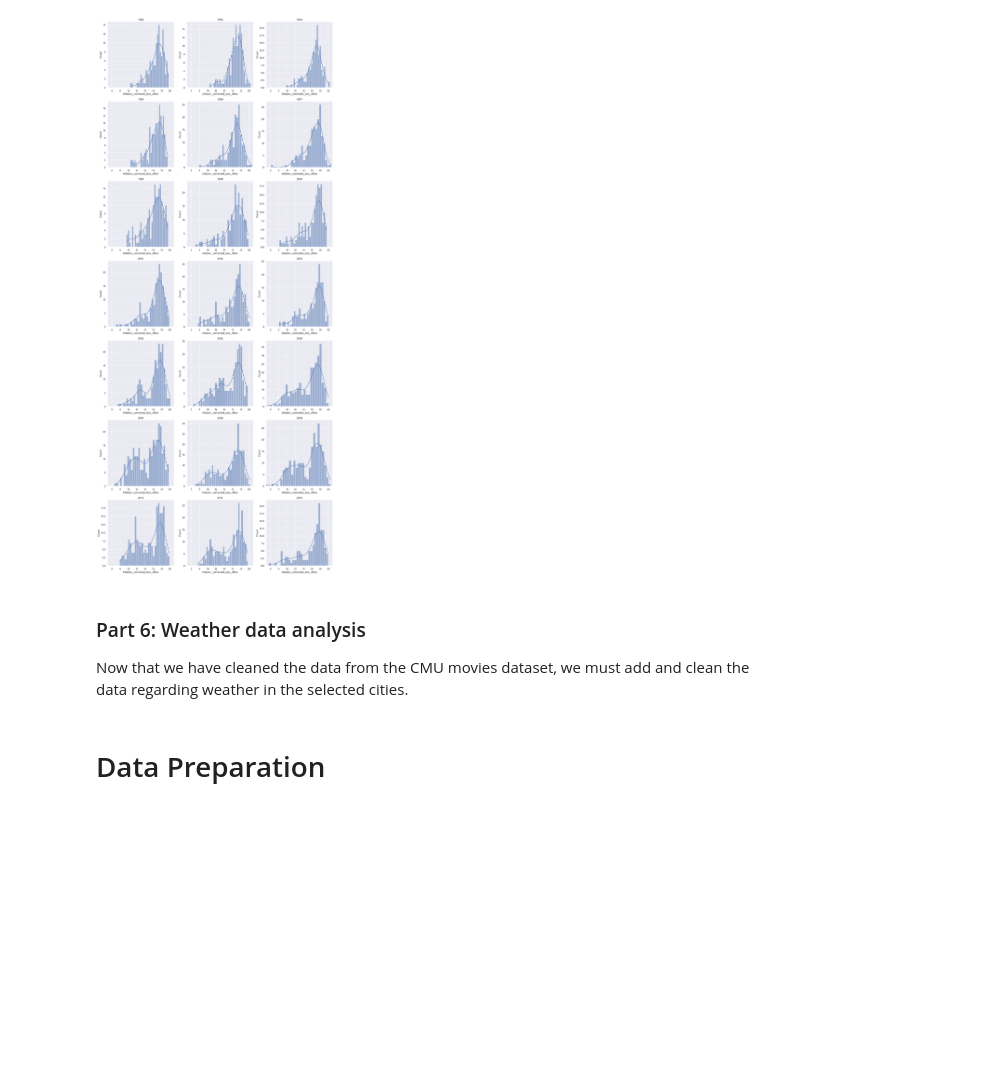
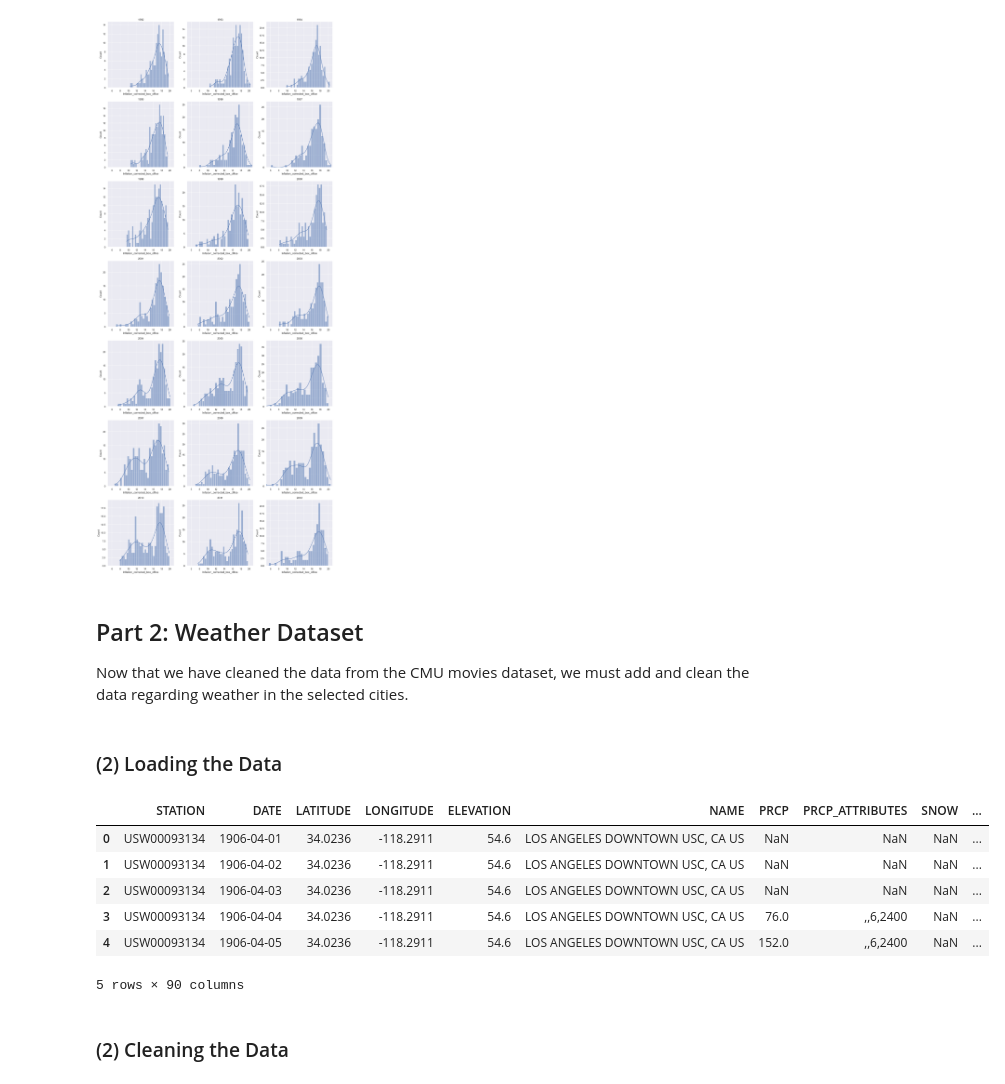
Before and after one commit to epfl-ada/ada-2023-project-abracadata, a Jupyter notebook: Milestone2.ipynb, the cells around one changed output. Cells and saved outputs as stored; diff of their text form; code cells hidden in the pictures; blank space fills up the shorter version.

```diff
--- a/Milestone2.ipynb
+++ b/Milestone2.ipynb
@@ -480,28 +482,38 @@ plt.show()
 # %% [output]
 [figure]
 # %% [markdown]
-### Part 6: Weather data analysis
+## Part 2: Weather Dataset
 Now that we have cleaned the data from the CMU movies dataset, we must add and clean the data regarding weather in the selected cities.
+# %% [markdown]
+### (2) Loading the Data
 # %%
 path = './data/Weather'
 
-chicago = pd.read_csv(path + '/Chicago.csv')
-new_york = pd.read_csv(path + '/NewYork.csv')
-washington = pd.read_csv(path + '/WashingtonDC.csv')
-dallas = pd.read_csv(path + '/Dallas.csv')
-la = pd.read_csv(path + '/LosAngeles.csv')
-miami = pd.read_csv(path + '/Miami.csv')
-seattle = pd.read_csv(path + '/Seattle.csv')
-atlanta = pd.read_csv(path + '/Atlanta.csv')
+chicago = pd.read_csv(path + '/Chicago.csv', low_memory = False)
+new_york = pd.read_csv(path + '/NewYork.csv', low_memory = False)
+washington = pd.read_csv(path + '/WashingtonDC.csv', low_memory = False)
+dallas = pd.read_csv(path + '/Dallas.csv', low_memory = False)
+la = pd.read_csv(path + '/LosAngeles.csv', low_memory=False)
+miami = pd.read_csv(path + '/Miami.csv', low_memory = False)
+seattle = pd.read_csv(path + '/Seattle.csv', low_memory = False)
+atlanta = pd.read_csv(path + '/Atlanta.csv', low_memory = False)
 
 #make a copy of the original data and call them city_copy
 
 chicago_copy = chicago.copy()
 new_york_copy = new_york.copy()
 washington_copy = washington.copy()
 dallas_copy = dallas.copy()
 la_copy = la.copy()
 miami_copy = miami.copy()
 seattle_copy = seattle.copy()
 
 la_copy.head()
+# %% [output]
+|  | STATION | DATE | LATITUDE | LONGITUDE | ELEVATION | NAME | PRCP | PRCP_ATTRIBUTES | SNOW | ... |
+| 0 | USW00093134 | 1906-04-01 | 34.0236 | -118.2911 | 54.6 | LOS ANGELES DOWNTOWN USC, CA US | NaN | NaN | NaN | ... |
+| 1 | USW00093134 | 1906-04-02 | 34.0236 | -118.2911 | 54.6 | LOS ANGELES DOWNTOWN USC, CA US | NaN | NaN | NaN | ... |
+| 2 | USW00093134 | 1906-04-03 | 34.0236 | -118.2911 | 54.6 | LOS ANGELES DOWNTOWN USC, CA US | NaN | NaN | NaN | ... |
+| 3 | USW00093134 | 1906-04-04 | 34.0236 | -118.2911 | 54.6 | LOS ANGELES DOWNTOWN USC, CA US | 76.0 | ,,6,2400 | NaN | ... |
+| 4 | USW00093134 | 1906-04-05 | 34.0236 | -118.2911 | 54.6 | LOS ANGELES DOWNTOWN USC, CA US | 152.0 | ,,6,2400 | NaN | ... |
+5 rows × 90 columns
@@ -516,3 +520,3 @@ def keep_columns (df):
 # %% [markdown]
-# Data Preparation
+### (2) Cleaning the Data
 # %% [markdown]
```
Also changed, not shown: parts of 38 cells of this notebook, 3 other files.
